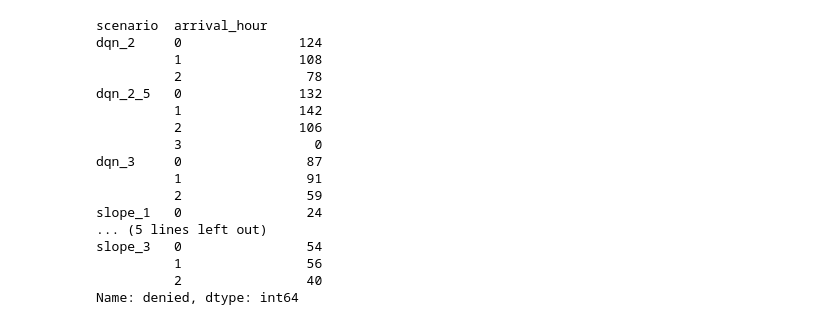
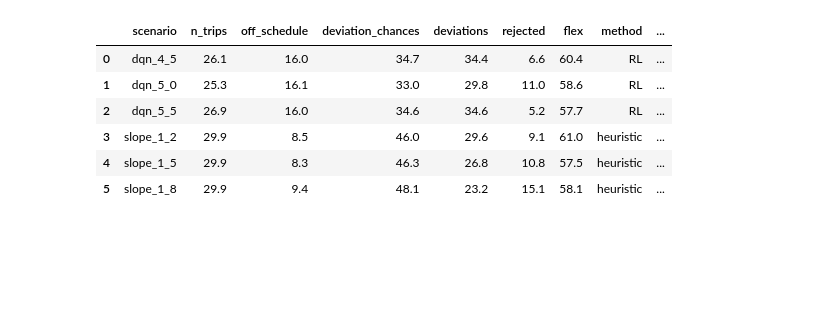
Before and after one commit to joerovar/flex-bus-sim, a Jupyter notebook: eval.ipynb, the cells around one changed output. Cells and saved outputs as stored; diff of their text form; code cells hidden in the pictures; blank space fills up the shorter version.

```diff
--- a/eval.ipynb
+++ b/eval.ipynb
@@ -66,0 +141,39 @@ pax['denied'] = (pax['boarding_time'].isna().astype(int)) & (pax['flex'] == 1)
+# %%
+ANALYSIS_START_TIME = (0.5)*3600
+ANALYSIS_END_TIME = (MAX_TIME_HOURS-1.5)*3600
+
+# pre processing
+# pax
+pax = history_merged['pax'].copy()
+pax = pax[pax['arrival_time'].between(ANALYSIS_START_TIME, ANALYSIS_END_TIME)]
+pax['arrival_hour'] = (pax['arrival_time']/3600).astype(int)
+pax = pax[pax['arrival_hour']<3]
+pax['rejected'] = (pax['boarding_time'].isna().astype(int)) & (pax['flex'] == 1) # rejected from their perspective
+pax['ride_time'] = pax['arrival_time'] - pax['boarding_time']
+
+# trips
+trips = history_merged['vehicles'].copy()
+trips = trips[trips['arrival_time'].between(ANALYSIS_START_TIME, ANALYSIS_END_TIME)]
+trips['delay'] = trips['arrival_time'] - trips['scheduled_time']
+trips['hour'] = (trips['arrival_time']/3600).astype(int)
+trips = trips[trips['hour']<3]
+trips['off_schedule'] = (~trips['delay'].between(
+    ON_TIME_BOUNDS[0], ON_TIME_BOUNDS[1], inclusive='both')).astype(int)
+
+# state
+state = history_merged['state'].copy()
+state = state[state['time'].between(ANALYSIS_START_TIME, ANALYSIS_END_TIME)]
+state['hour'] = (state['time']/3600).astype(int)
+state['observation'] = state['observation'].astype(str)
+create_field_from_list_column(state, list_index=1, new_field_name='n_requests', field_name='observation')
+
+# combine all metrics
+trips_totals = get_trips_totals(trips)
+deviation_totals = get_deviation_totals(state)
+flex_pax_totals = get_flex_pax_totals(pax)
+combined_totals = pd.merge(trips_totals, deviation_totals, on='scenario')
+combined_totals = pd.merge(combined_totals, flex_pax_totals, on='scenario')
+combined_totals['method'] = combined_totals['scenario'].apply(lambda x: 'RL' if 'dqn' in x else 'heuristic')
+
+combined_totals['on_schedule_rate'] = (100 - combined_totals['off_schedule'] / combined_totals['n_trips'] * 100).round(2)
+combined_totals['acceptance_rate'] = (100 - combined_totals['rejected'] / combined_totals['flex'] * 100).round(2)
@@ -87,20 +185,10 @@ Name: wait_time, dtype: float64
-# %%
-pax.groupby(['scenario', 'arrival_hour'])['denied'].sum()
-# %% [output]
-scenario  arrival_hour
-dqn_2     0               124
-          1               108
-          2                78
-dqn_2_5   0               132
-          1               142
-          2               106
-          3                 0
-dqn_3     0                87
-          1                91
-          2                59
-slope_1   0                24
-... (5 lines left out)
-slope_3   0                54
-          1                56
-          2                40
-Name: denied, dtype: int64
+# %%
+combined_totals
+# %% [output]
+|  | scenario | n_trips | off_schedule | deviation_chances | deviations | rejected | flex | method | ... |
+| 0 | dqn_4_5 | 26.1 | 16.0 | 34.7 | 34.4 | 6.6 | 60.4 | RL | ... |
+| 1 | dqn_5_0 | 25.3 | 16.1 | 33.0 | 29.8 | 11.0 | 58.6 | RL | ... |
+| 2 | dqn_5_5 | 26.9 | 16.0 | 34.6 | 34.6 | 5.2 | 57.7 | RL | ... |
+| 3 | slope_1_2 | 29.9 | 8.5 | 46.0 | 29.6 | 9.1 | 61.0 | heuristic | ... |
+| 4 | slope_1_5 | 29.9 | 8.3 | 46.3 | 26.8 | 10.8 | 57.5 | heuristic | ... |
+| 5 | slope_1_8 | 29.9 | 9.4 | 48.1 | 23.2 | 15.1 | 58.1 | heuristic | ... |
```
Also changed, not shown: parts of 28 cells of this notebook, 20 other files.
